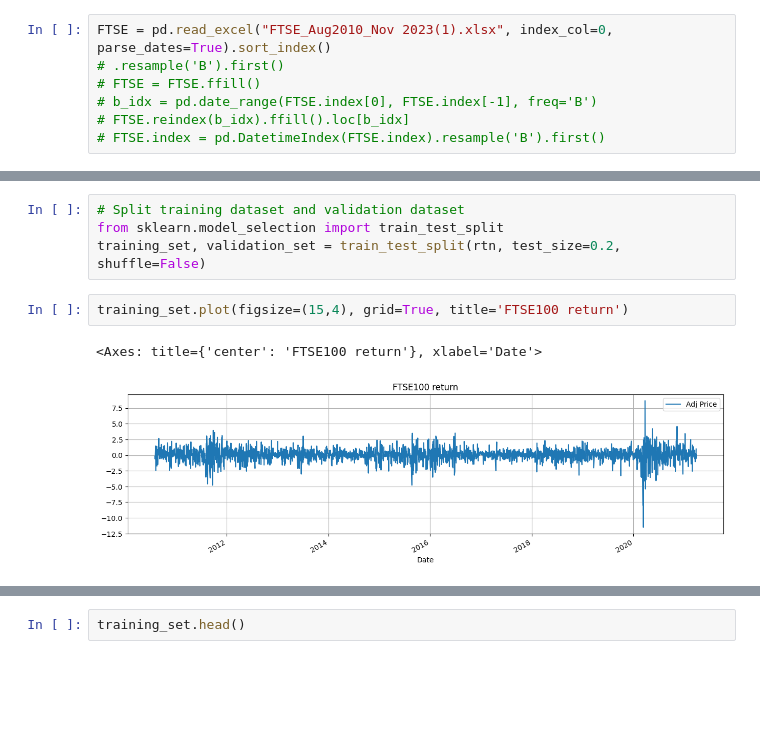
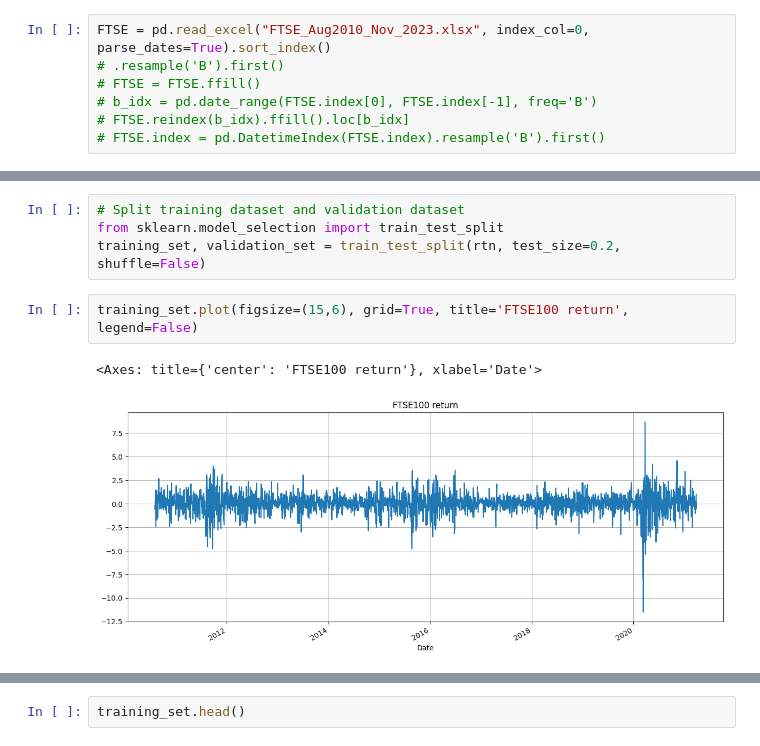
Before and after one commit to laic0022/FN6811-Financial-Time-Series-Analysis, a Jupyter notebook: FTSE_analysis.ipynb, the cells around one changed output, grey strips where cells are left out. Saved outputs shown, nothing was run; the diff lists cells and outputs as text; blank space fills up the shorter version.

```diff
--- a/FTSE_analysis.ipynb
+++ b/FTSE_analysis.ipynb
@@ -4,7 +4,7 @@ import numpy as np
 import matplotlib.pyplot as plt
 import statsmodels.api as sm
 # %%
-FTSE = pd.read_excel("FTSE_Aug2010_Nov 2023(1).xlsx", index_col=0, parse_dates=True).sort_index()
+FTSE = pd.read_excel("FTSE_Aug2010_Nov_2023.xlsx", index_col=0, parse_dates=True).sort_index()
 # .resample('B').first()
 # FTSE = FTSE.ffill()
 # b_idx = pd.date_range(FTSE.index[0], FTSE.index[-1], freq='B')
@@ -37,7 +37,7 @@ rtn.head()
 from sklearn.model_selection import train_test_split
 training_set, validation_set = train_test_split(rtn, test_size=0.2, shuffle=False)
 # %%
-training_set.plot(figsize=(15,4), grid=True, title='FTSE100 return')
+training_set.plot(figsize=(15,6), grid=True, title='FTSE100 return', legend=False)
 # %% [output]
 <Axes: title={'center': 'FTSE100 return'}, xlabel='Date'>
-[figure, old version]
+[figure, new version]
```
Also changed, not shown: parts of 13 cells of this notebook, 3 other files.
